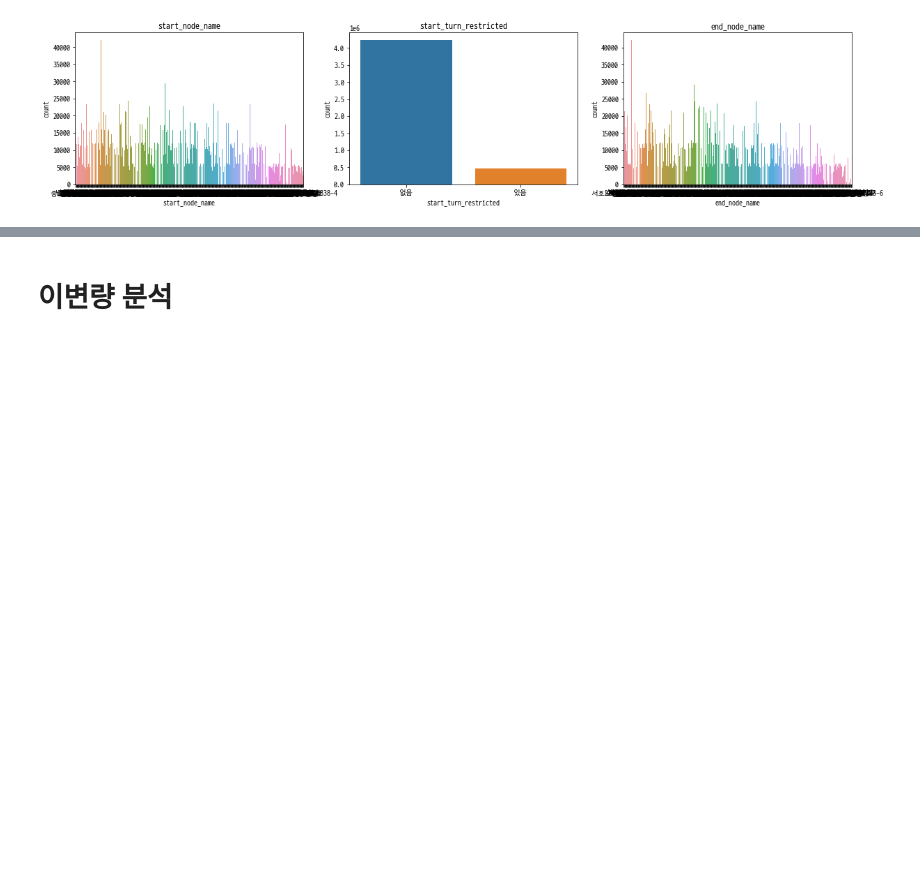
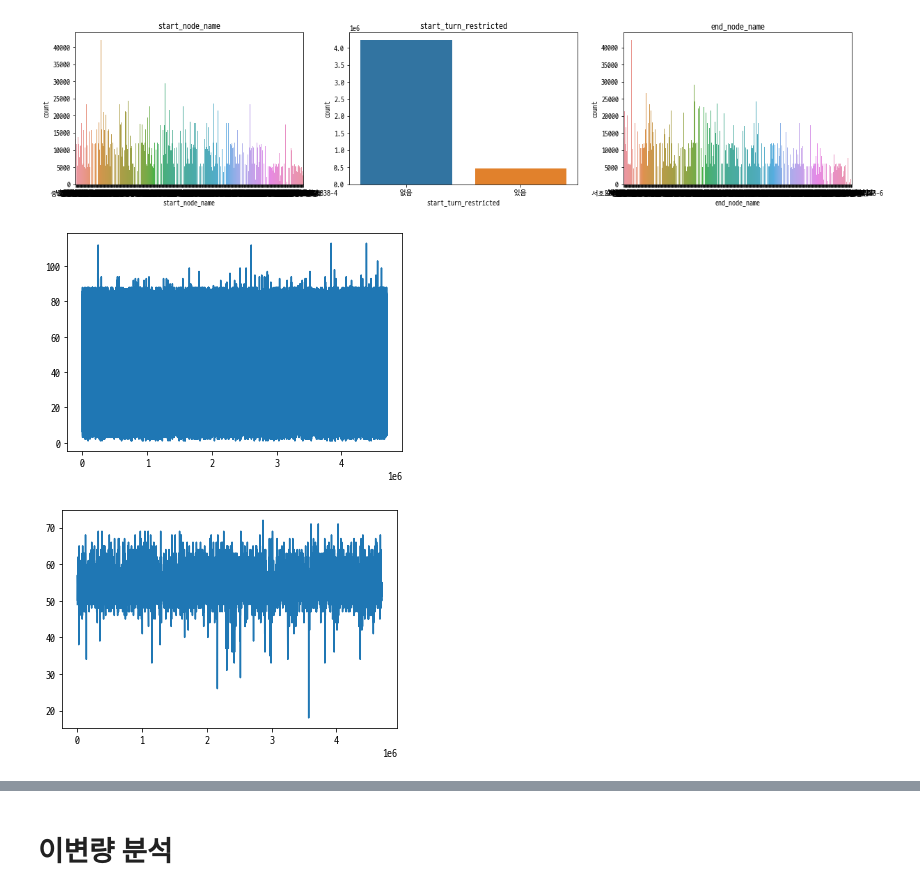
Before and after one commit to hsk980911/Jeju-Island-road-traffic-prediction, a Jupyter notebook: data_analysis.ipynb, the cells around one changed output, grey strips where cells are left out. Saved outputs shown, nothing was run; the diff lists cells and outputs as text; code cells hidden in the pictures; blank space fills up the shorter version.

```diff
--- a/data_analysis.ipynb
+++ b/data_analysis.ipynb
@@ -177,3 +177,12 @@ for i in range(0,len(categorical)-1, 3):
 [figure]
 [figure]
 [figure]
+# %%
+train_df['road_in_use'].value_counts()
+train_df[train_df['road_in_use'] == 0]['target'].plot()
+plt.show()
+train_df[train_df['road_in_use'] == 1]['target'].plot()
+plt.show()
+# %% [output]
+[figure, added]
+[figure, added]
```
Also changed, not shown: parts of 3 cells of this notebook, 1 other file.
